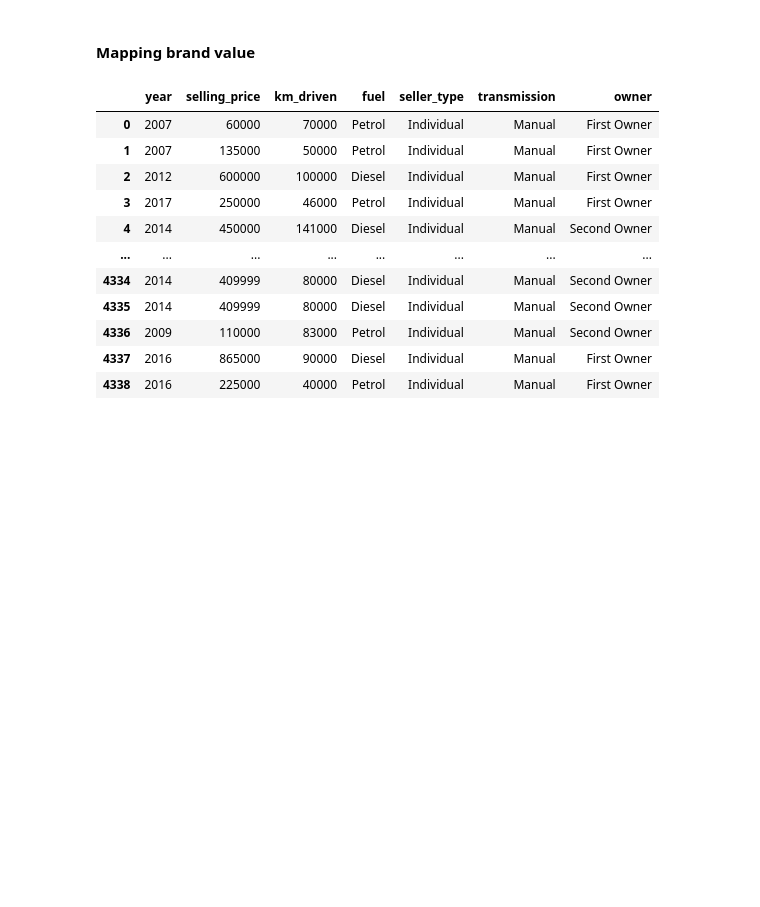
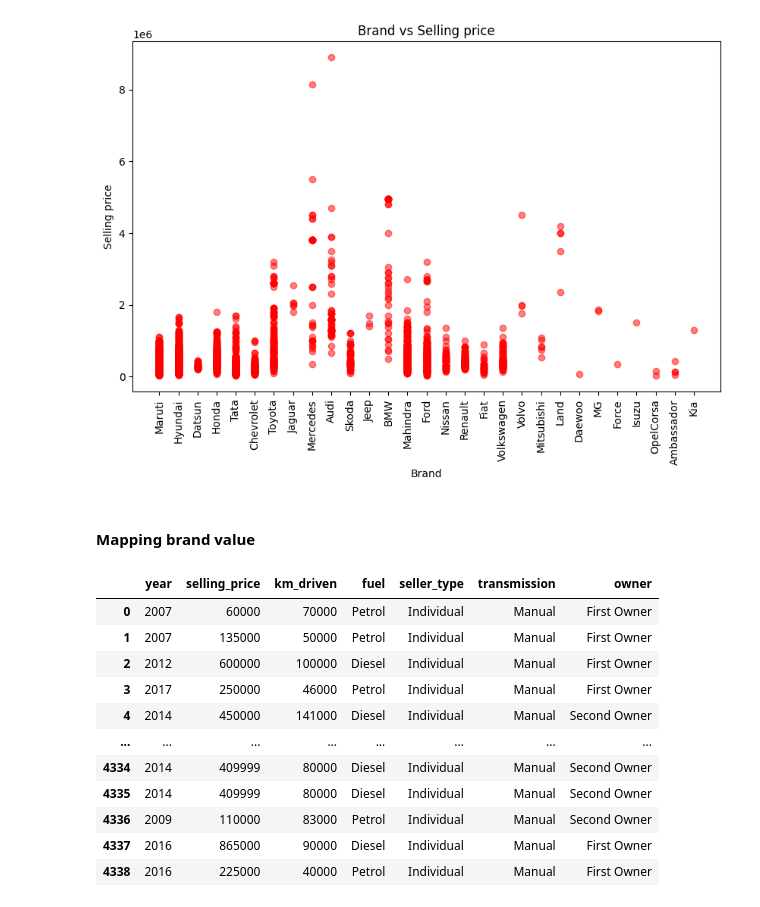
Before and after one commit to DivyanshuBhoyar/ml-study, a Jupyter notebook: linear-regression/practice/linear_proj_cars.ipynb, the cells around one changed output. Cells and saved outputs as stored; diff of their text form; code cells hidden in the pictures; blank space fills up the shorter version.

```diff
--- a/linear-regression/practice/linear_proj_cars.ipynb
+++ b/linear-regression/practice/linear_proj_cars.ipynb
@@ -16,6 +17,28 @@ Owner           -> first/second
 '''
 car_sale_data = pd.read_csv('./data/car_data.csv')
 TRAIN_RATIO = 0.8
+# %%
+def get_brand(name):
+  """Returns the car brand from the car name."""
+  pattern = r'(\w+)'
+  match = re.search(pattern, name)
+  if match:
+    return match.group(1)
+  else:
+    return None
+
+car_sale_data["brand_name"] = car_sale_data["name"].apply(get_brand)
+car_sale_data["brand_name"].value_counts()
+
+plt.figure(figsize=(10, 6))
+plt.scatter(car_sale_data['brand_name'], car_sale_data['selling_price'], c='red', alpha=0.5,)
+plt.xlabel('Brand')
+plt.ylabel('Selling price')
+plt.title('Brand vs Selling price')
+plt.xticks(rotation=90)
+plt.show()
+# %% [output]
+[figure, added]
 # %% [markdown]
 #### Mapping brand value
 # %%
```
Also changed, not shown: parts of 6 cells of this notebook, 7 other files.
